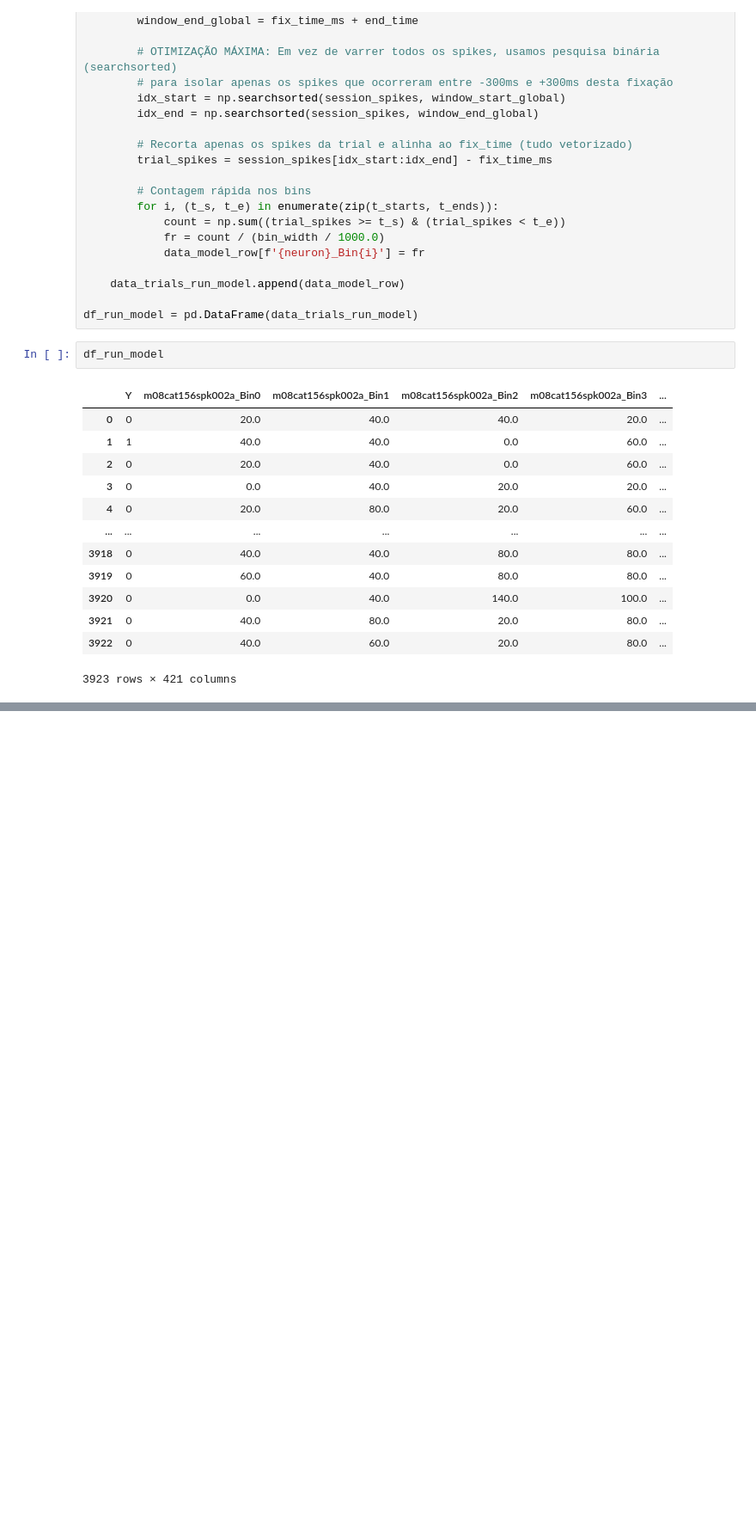
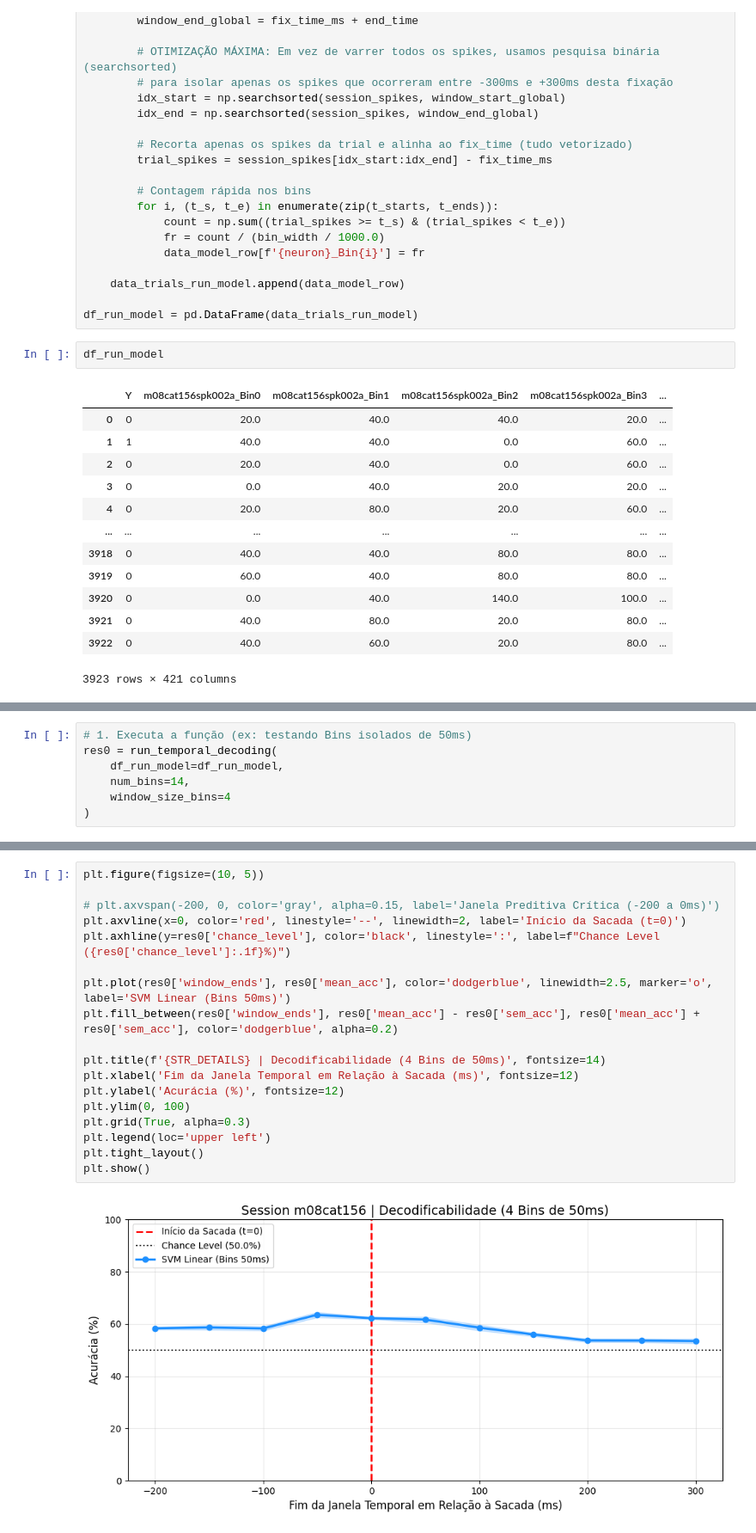
Before and after one commit to lucasdonaire/active-vision, a Jupyter notebook: organize_perif.ipynb, the cells around one changed output, grey strips where cells are left out. Shown at 86% size. Saved outputs shown, nothing was run; the diff lists cells and outputs as text; blank space fills up the shorter version.

Commit message:
decoding proxima categoria é a mesma da atual

```diff
--- a/organize_perif.ipynb
+++ b/organize_perif.ipynb
@@ -863,0 +1028,7 @@ High-Res Pipeline: 9 janelas de 200ms (Passo de 50ms).
+# %%
+# 1. Executa a função (ex: testando Bins isolados de 50ms)
+res0 = run_temporal_decoding(
+    df_run_model=df_run_model,
+    num_bins=14,
+    window_size_bins=4
+)
@@ -863,0 +1047,20 @@ High-Res Pipeline: 9 janelas de 200ms (Passo de 50ms).
+# %%
+plt.figure(figsize=(10, 5))
+
+# plt.axvspan(-200, 0, color='gray', alpha=0.15, label='Janela Preditiva Crítica (-200 a 0ms)')
+plt.axvline(x=0, color='red', linestyle='--', linewidth=2, label='Início da Sacada (t=0)')
+plt.axhline(y=res0['chance_level'], color='black', linestyle=':', label=f"Chance Level ({res0['chance_level']:.1f}%)")
+
+plt.plot(res0['window_ends'], res0['mean_acc'], color='dodgerblue', linewidth=2.5, marker='o', label='SVM Linear (Bins 50ms)')
+plt.fill_between(res0['window_ends'], res0['mean_acc'] - res0['sem_acc'], res0['mean_acc'] + res0['sem_acc'], color='dodgerblue', alpha=0.2)
+
+plt.title(f'{STR_DETAILS} | Decodificabilidade (4 Bins de 50ms)', fontsize=14)
+plt.xlabel('Fim da Janela Temporal em Relação à Sacada (ms)', fontsize=12)
+plt.ylabel('Acurácia (%)', fontsize=12)
+plt.ylim(0, 100)
+plt.grid(True, alpha=0.3)
+plt.legend(loc='upper left')
+plt.tight_layout()
+plt.show()
+# %% [output]
+[figure, added]
```
Also changed, not shown: parts of 8 cells of this notebook, 1 other file.
